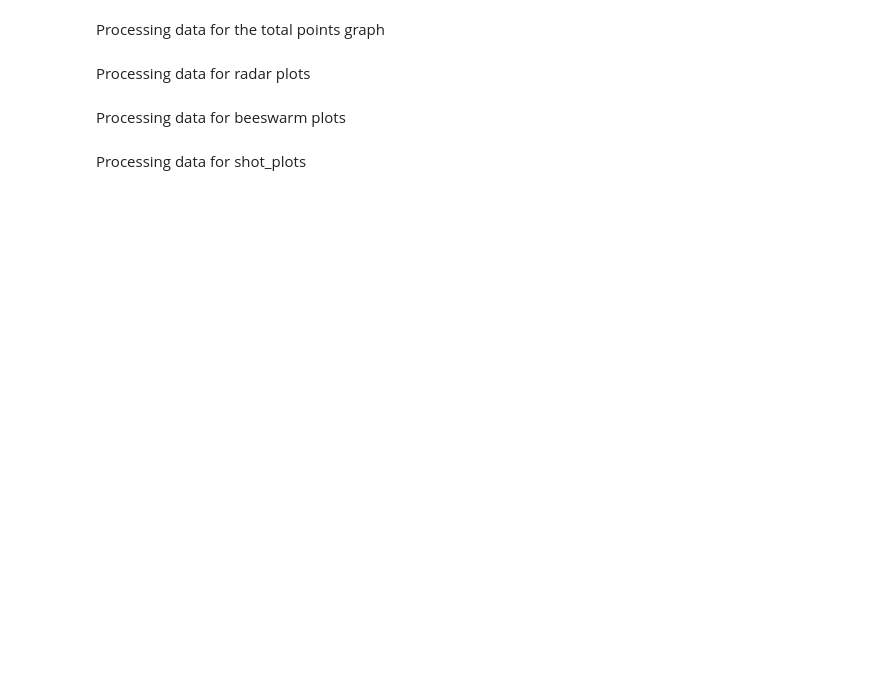
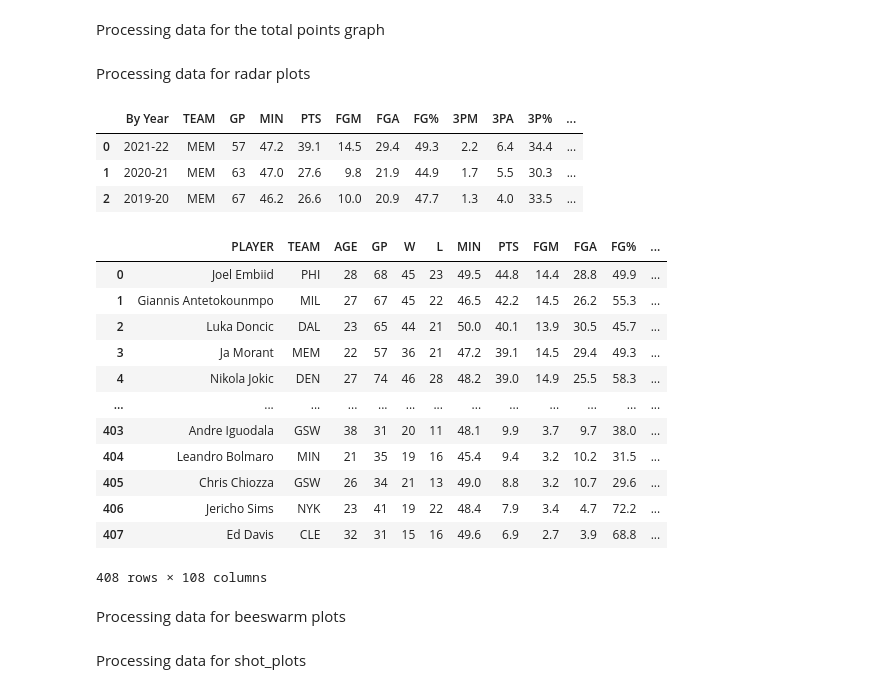
Before and after one commit to gpatomontemayor/sagb-article-ja-comparison, a Jupyter notebook: code/data_processing.ipynb, the cells around one changed output. Drawn from its saved outputs; the diff is of its cells as text; code cells hidden in the pictures; blank space fills up the shorter version.

```diff
--- a/code/data_processing.ipynb
+++ b/code/data_processing.ipynb
@@ -38,0 +29,7 @@ drose_season_avg = pd.read_json('../data/201565/season_avg_per100.json')
+# %%
+pd.read_json('../data/' + players[0].nbaid() + '/season_avg_per100.json')
+# %% [output]
+|  | By Year | TEAM | GP | MIN | PTS | FGM | FGA | FG% | 3PM | 3PA | 3P% | ... |
+| 0 | 2021-22 | MEM | 57 | 47.2 | 39.1 | 14.5 | 29.4 | 49.3 | 2.2 | 6.4 | 34.4 | ... |
+| 1 | 2020-21 | MEM | 63 | 47.0 | 27.6 | 9.8 | 21.9 | 44.9 | 1.7 | 5.5 | 30.3 | ... |
+| 2 | 2019-20 | MEM | 67 | 46.2 | 26.6 | 10.0 | 20.9 | 47.7 | 1.3 | 4.0 | 33.5 | ... |
@@ -38,0 +46,16 @@ drose_season_avg = pd.read_json('../data/201565/season_avg_per100.json')
+# %%
+pd.read_json('../data/byseason/2021-22.json')
+# %% [output]
+|  | PLAYER | TEAM | AGE | GP | W | L | MIN | PTS | FGM | FGA | FG% | ... |
+| 0 | Joel Embiid | PHI | 28 | 68 | 45 | 23 | 49.5 | 44.8 | 14.4 | 28.8 | 49.9 | ... |
+| 1 | Giannis Antetokounmpo | MIL | 27 | 67 | 45 | 22 | 46.5 | 42.2 | 14.5 | 26.2 | 55.3 | ... |
+| 2 | Luka Doncic | DAL | 23 | 65 | 44 | 21 | 50.0 | 40.1 | 13.9 | 30.5 | 45.7 | ... |
+| 3 | Ja Morant | MEM | 22 | 57 | 36 | 21 | 47.2 | 39.1 | 14.5 | 29.4 | 49.3 | ... |
+| 4 | Nikola Jokic | DEN | 27 | 74 | 46 | 28 | 48.2 | 39.0 | 14.9 | 25.5 | 58.3 | ... |
+| ... | ... | ... | ... | ... | ... | ... | ... | ... | ... | ... | ... | ... |
+| 403 | Andre Iguodala | GSW | 38 | 31 | 20 | 11 | 48.1 | 9.9 | 3.7 | 9.7 | 38.0 | ... |
+| 404 | Leandro Bolmaro | MIN | 21 | 35 | 19 | 16 | 45.4 | 9.4 | 3.2 | 10.2 | 31.5 | ... |
+| 405 | Chris Chiozza | GSW | 26 | 34 | 21 | 13 | 49.0 | 8.8 | 3.2 | 10.7 | 29.6 | ... |
+| 406 | Jericho Sims | NYK | 23 | 41 | 19 | 22 | 48.4 | 7.9 | 3.4 | 4.7 | 72.2 | ... |
+| 407 | Ed Davis | CLE | 32 | 31 | 15 | 16 | 49.6 | 6.9 | 2.7 | 3.9 | 68.8 | ... |
+408 rows × 108 columns
```
Also changed, not shown: parts of 3 cells of this notebook, 12 other files.
